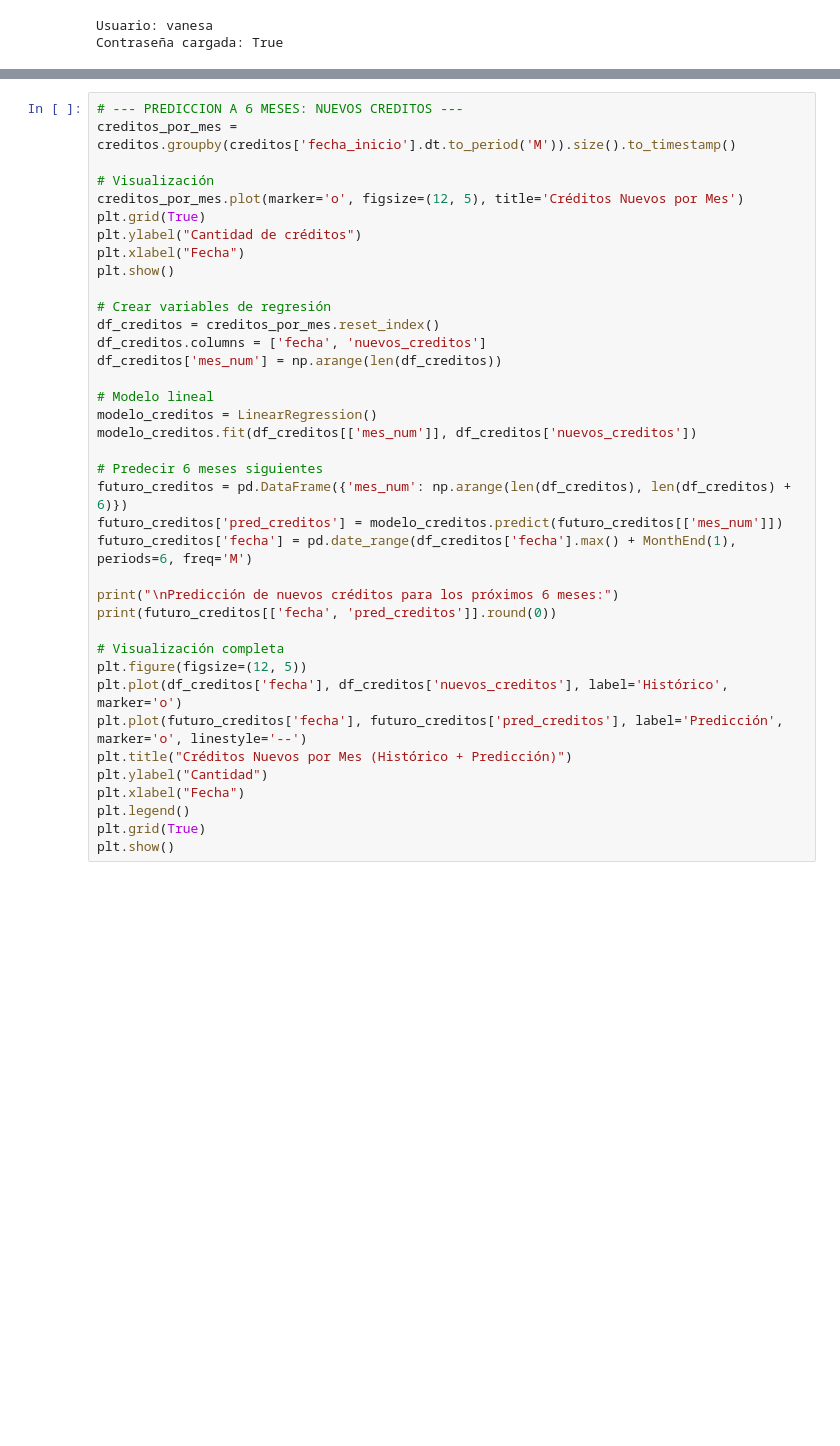
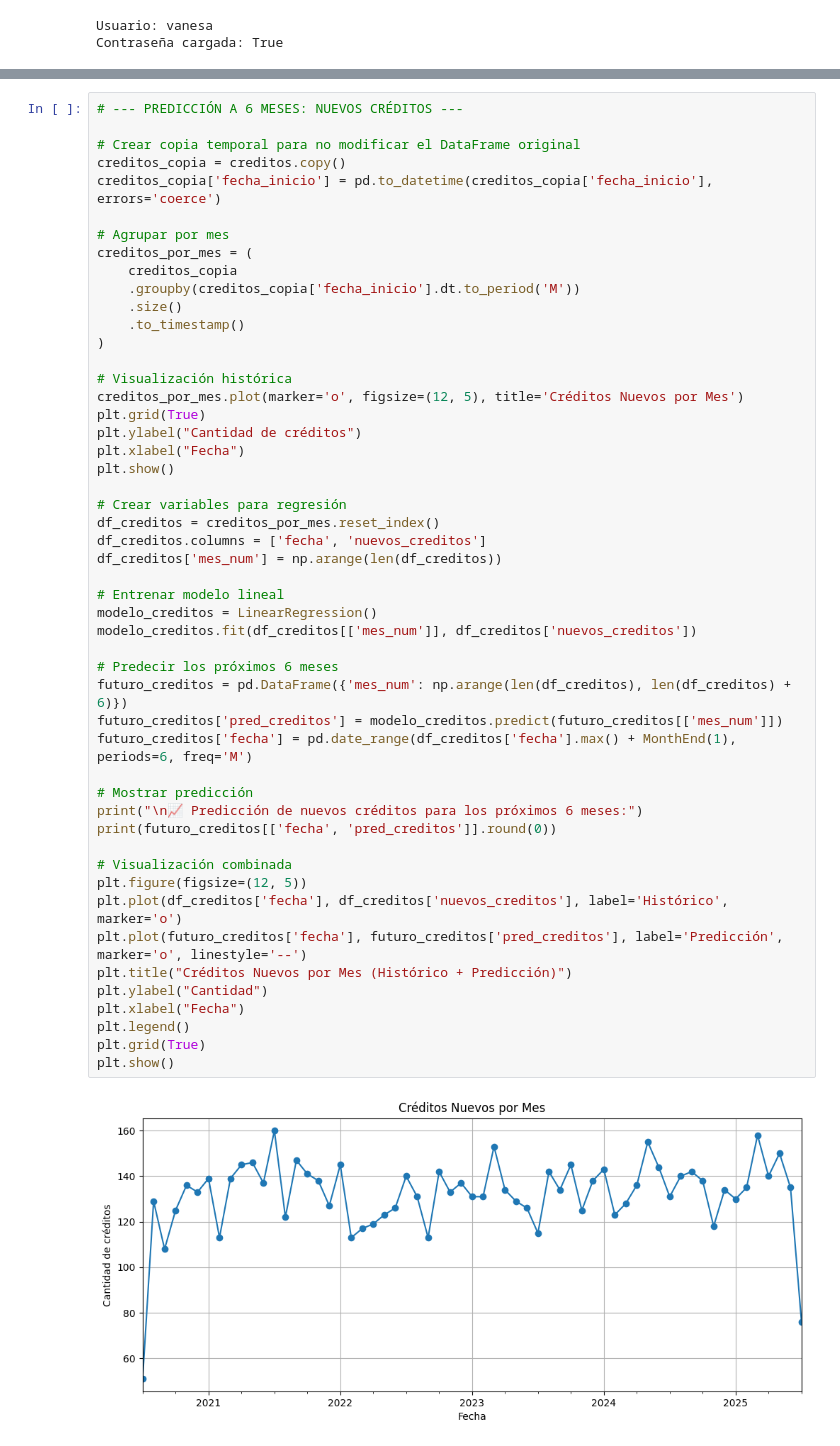
Before and after one commit to vfpomer/banco_creditos, a Jupyter notebook: notebooks/banco_6meses.ipynb, the cells around one changed output, grey strips where cells are left out. Drawn from its saved outputs; the diff is of its cells as text; blank space fills up the shorter version.

```diff
--- a/notebooks/banco_6meses.ipynb
+++ b/notebooks/banco_6meses.ipynb
@@ -102,38 +124,52 @@ NameError: name 'LinearRegression' is not defined
 # %%
-# --- PREDICCION A 6 MESES: NUEVOS CREDITOS ---
-creditos_por_mes = creditos.groupby(creditos['fecha_inicio'].dt.to_period('M')).size().to_timestamp()
+# --- PREDICCIÓN A 6 MESES: NUEVOS CRÉDITOS ---
 
-# Visualización
+# Crear copia temporal para no modificar el DataFrame original
+creditos_copia = creditos.copy()
+creditos_copia['fecha_inicio'] = pd.to_datetime(creditos_copia['fecha_inicio'], errors='coerce')
+
+# Agrupar por mes
+creditos_por_mes = (
+    creditos_copia
+    .groupby(creditos_copia['fecha_inicio'].dt.to_period('M'))
+    .size()
+    .to_timestamp()
+)
+
+# Visualización histórica
 creditos_por_mes.plot(marker='o', figsize=(12, 5), title='Créditos Nuevos por Mes')
 plt.grid(True)
 plt.ylabel("Cantidad de créditos")
 plt.xlabel("Fecha")
 plt.show()
 
-# Crear variables de regresión
+# Crear variables para regresión
 df_creditos = creditos_por_mes.reset_index()
 df_creditos.columns = ['fecha', 'nuevos_creditos']
 df_creditos['mes_num'] = np.arange(len(df_creditos))
 
-# Modelo lineal
+# Entrenar modelo lineal
 modelo_creditos = LinearRegression()
 modelo_creditos.fit(df_creditos[['mes_num']], df_creditos['nuevos_creditos'])
 
-# Predecir 6 meses siguientes
+# Predecir los próximos 6 meses
 futuro_creditos = pd.DataFrame({'mes_num': np.arange(len(df_creditos), len(df_creditos) + 6)})
 futuro_creditos['pred_creditos'] = modelo_creditos.predict(futuro_creditos[['mes_num']])
 futuro_creditos['fecha'] = pd.date_range(df_creditos['fecha'].max() + MonthEnd(1), periods=6, freq='M')
 
-print("\nPredicción de nuevos créditos para los próximos 6 meses:")
+# Mostrar predicción
+print("\n📈 Predicción de nuevos créditos para los próximos 6 meses:")
 print(futuro_creditos[['fecha', 'pred_creditos']].round(0))
 
-# Visualización completa
+# Visualización combinada
 plt.figure(figsize=(12, 5))
 plt.plot(df_creditos['fecha'], df_creditos['nuevos_creditos'], label='Histórico', marker='o')
 plt.plot(futuro_creditos['fecha'], futuro_creditos['pred_creditos'], label='Predicción', marker='o', linestyle='--')
 plt.title("Créditos Nuevos por Mes (Histórico + Predicción)")
 plt.ylabel("Cantidad")
 plt.xlabel("Fecha")
 plt.legend()
 plt.grid(True)
 plt.show()
+# %% [output]
+[figure, added]
```
Also changed, not shown: parts of 6 cells of this notebook.
